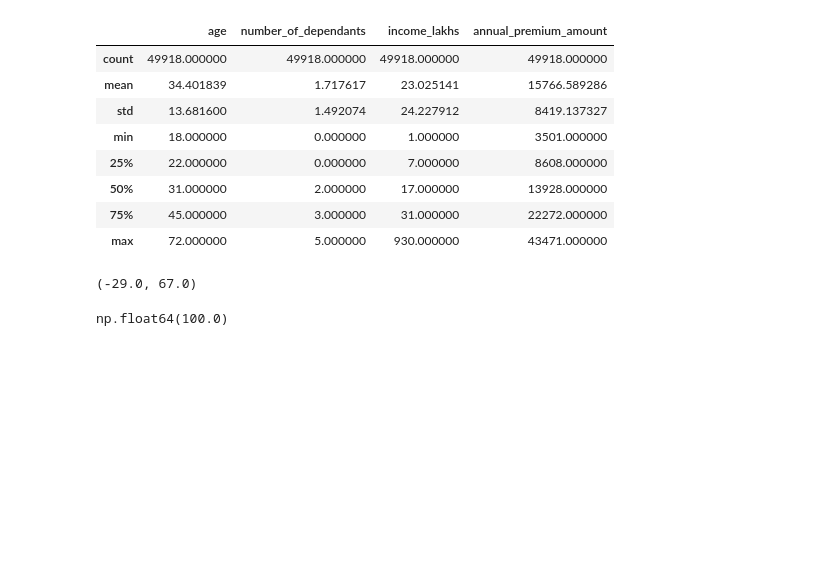
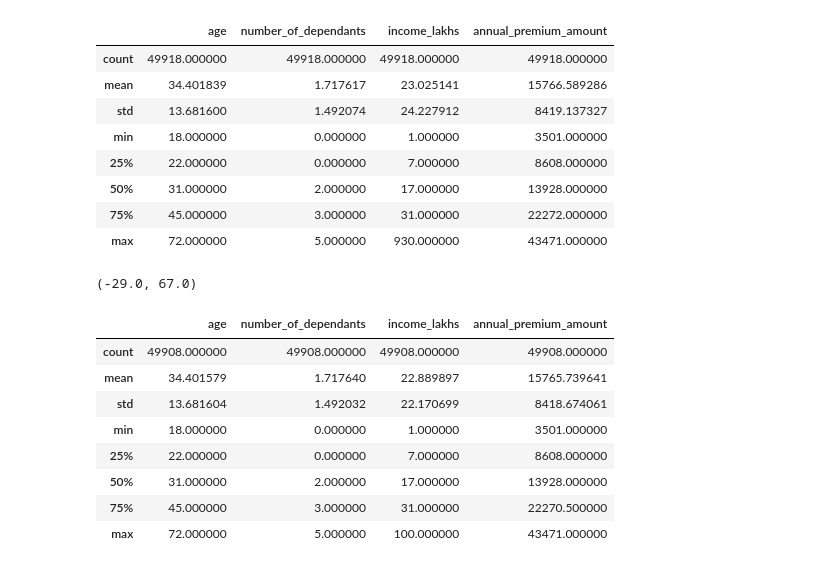
Before and after one commit to gianlucapes/health_care_premium, a Jupyter notebook: notebook/data_cleaning.ipynb, the cells around one changed output. Saved outputs shown, nothing was run; the diff lists cells and outputs as text; code cells hidden in the pictures; blank space fills up the shorter version.

Commit message:
add threshold for income lakhs

```diff
--- a/notebook/data_cleaning.ipynb
+++ b/notebook/data_cleaning.ipynb
@@ -142,7 +142,19 @@ def get_iqr_bounds(col):
 get_iqr_bounds(df1.income_lakhs)
 # %% [output]
 (-29.0, 67.0)
-# %%
-df1.income_lakhs.quantile(0.999)
-# %% [output]
-np.float64(100.0)
+# %%
+quantile_treshold=df1.income_lakhs.quantile(0.999)
+# %%
+df2=df1[df1.income_lakhs <= quantile_treshold].copy()
+# %%
+df2.describe()
+# %% [output]
+|  | age | number_of_dependants | income_lakhs | annual_premium_amount |
+| count | 49908.000000 | 49908.000000 | 49908.000000 | 49908.000000 |
+| mean | 34.401579 | 1.717640 | 22.889897 | 15765.739641 |
+| std | 13.681604 | 1.492032 | 22.170699 | 8418.674061 |
+| min | 18.000000 | 0.000000 | 1.000000 | 3501.000000 |
+| 25% | 22.000000 | 0.000000 | 7.000000 | 8608.000000 |
+| 50% | 31.000000 | 2.000000 | 17.000000 | 13928.000000 |
+| 75% | 45.000000 | 3.000000 | 31.000000 | 22270.500000 |
+| max | 72.000000 | 5.000000 | 100.000000 | 43471.000000 |
```
